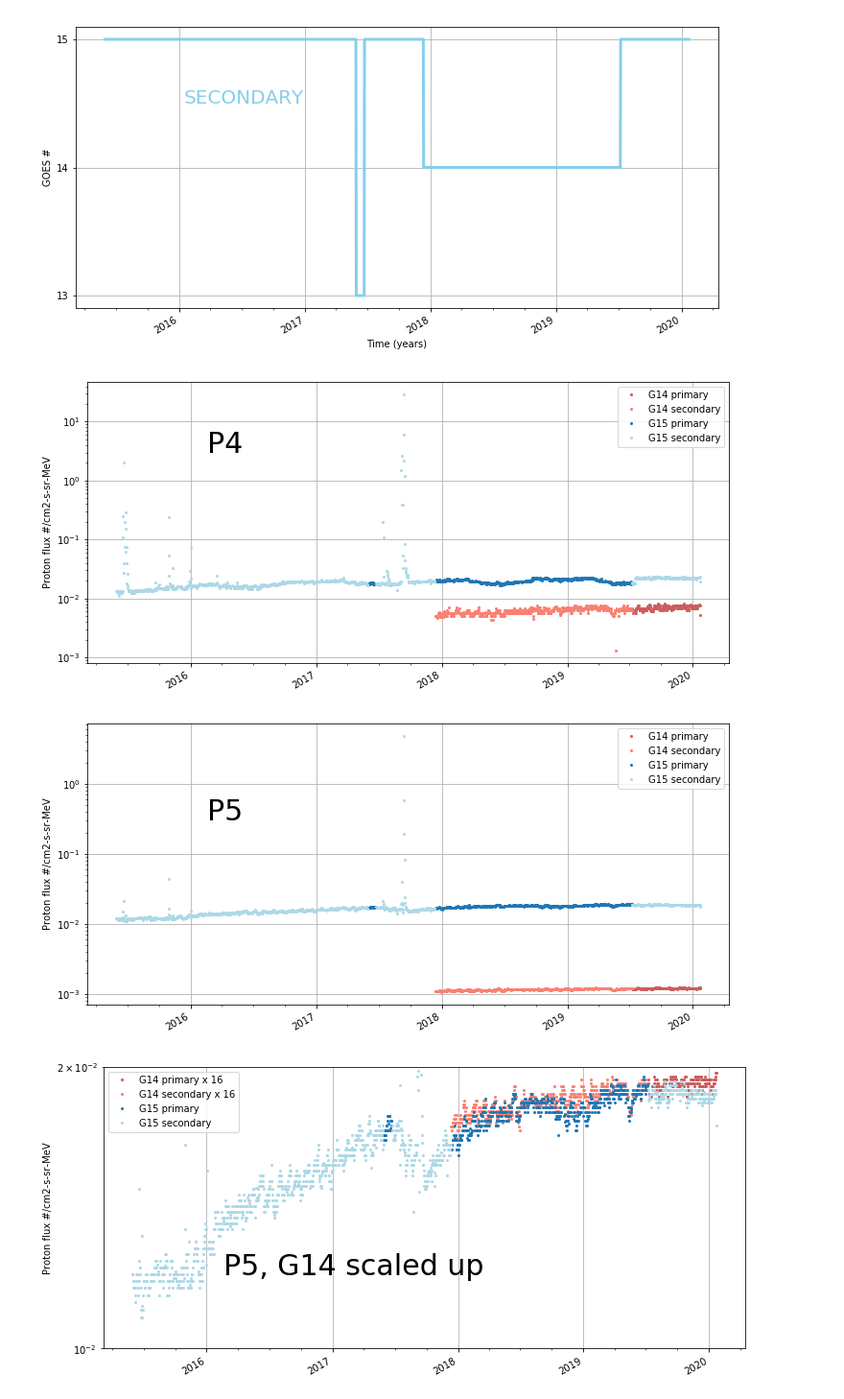
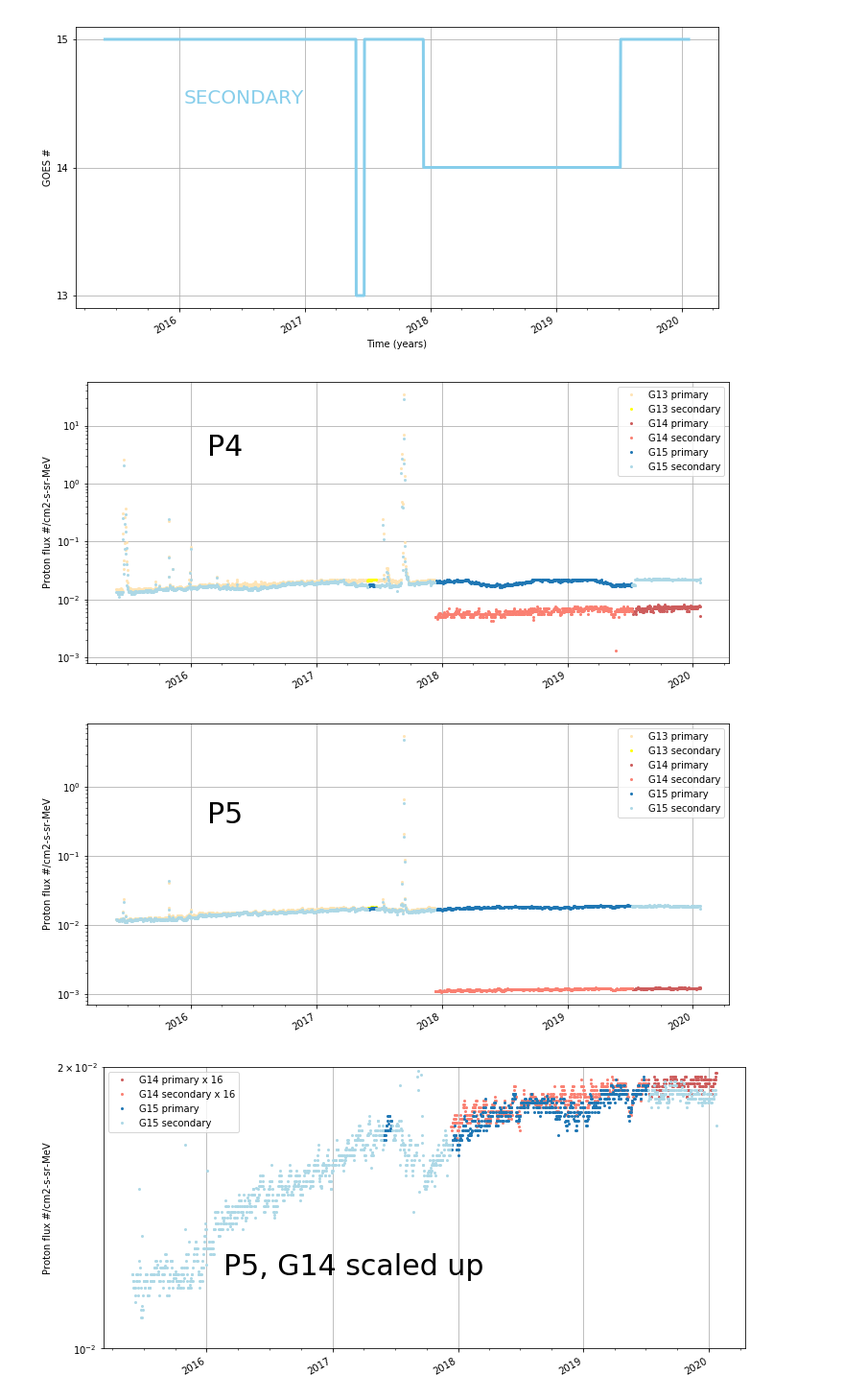
Before and after one commit to chandra-mta/mtanb, a Jupyter notebook: g16-hrc-proxy/goes-14.ipynb, the cells around one changed output. Shown at 96% size. Saved outputs shown, nothing was run; the diff lists cells and outputs as text; code cells hidden in the pictures.

```diff
--- a/g16-hrc-proxy/goes-14.ipynb
+++ b/g16-hrc-proxy/goes-14.ipynb
@@ -120,6 +120,9 @@ plt.text(DateTime('2016:015:00:00:00').plotdate, 14.5, 'SECONDARY',
 plt.grid()
 # %% [output]
 [figure]
+# %%
+okp13 = t_primary['satellite'] == 13
+oks13 = t_secondary['satellite'] == 13
 # %%
 okp14 = t_primary['satellite'] == 14
 oks14 = t_secondary['satellite'] == 14
@@ -128,25 +131,35 @@ okp15 = t_primary['satellite'] == 15
 oks15 = t_secondary['satellite'] == 15
 # %%
 plt.figure(figsize=(12, 6))
+# GOES 13
+plot_cxctime(times[okp13], t_primary['median_p4'][okp13], color='moccasin',
+             marker='o', ms='2', linestyle='None', label='G13 primary')
+plot_cxctime(times[oks13], t_secondary['median_p4'][oks13], color='yellow',
+             marker='o', ms='2', linestyle='None', label='G13 secondary')
 # GOES 14
 plot_cxctime(times[okp14], t_primary['median_p4'][okp14], color='indianred',
              marker='o', ms='2', linestyle='None', label='G14 primary')
 plot_cxctime(times[oks14], t_secondary['median_p4'][oks14], color='salmon',
              marker='o', ms='2', linestyle='None', label='G14 secondary')
 # GOES 15
 plot_cxctime(times[okp15], t_primary['median_p4'][okp15], color='C0',
              marker='o', ms='2', linestyle='None', label='G15 primary')
 plot_cxctime(times[oks15], t_secondary['median_p4'][oks15], color='lightblue',
              marker='o', ms='2', linestyle='None', label='G15 secondary')
 plt.yscale('log')
 plt.legend()
 plt.ylabel('Proton flux #/cm2-s-sr-MeV')
 plt.text(DateTime('2016:050:00:00:00').plotdate, 3, 'P4', fontsize=30, color='k');
 plt.grid()
 # %% [output]
-[figure, old version]
+[figure, new version]
 # %%
 plt.figure(figsize=(12, 6))
+# GOES 13
+plot_cxctime(times[okp13], t_primary['median_p5'][okp13], color='moccasin',
+             marker='o', ms='2', linestyle='None', label='G13 primary')
+plot_cxctime(times[oks13], t_secondary['median_p5'][oks13], color='yellow',
+             marker='o', ms='2', linestyle='None', label='G13 secondary')
 # GOES 14
 plot_cxctime(times[okp14], t_primary['median_p5'][okp14], color='indianred',
              marker='o', ms='2', linestyle='None', label='G14 primary')
@@ -163,7 +176,7 @@ plt.ylabel('Proton flux #/cm2-s-sr-MeV')
 plt.text(DateTime('2016:050:00:00:00').plotdate, 0.3, 'P5', fontsize=30, color='k');
 plt.grid()
 # %% [output]
-[figure, old version]
+[figure, new version]
 # %%
 plt.figure(figsize=(12, 6))
 # GOES 14
```
Also changed, not shown: parts of 1 cell of this notebook.
